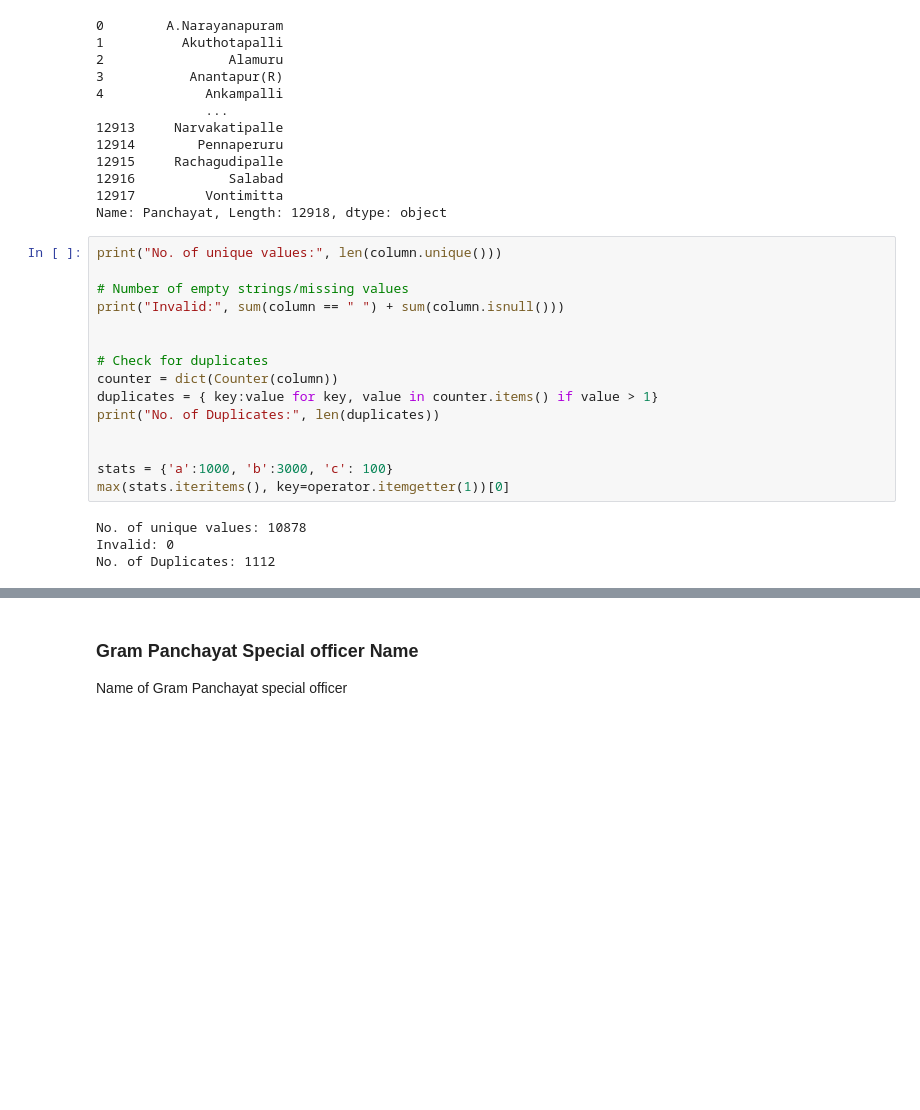
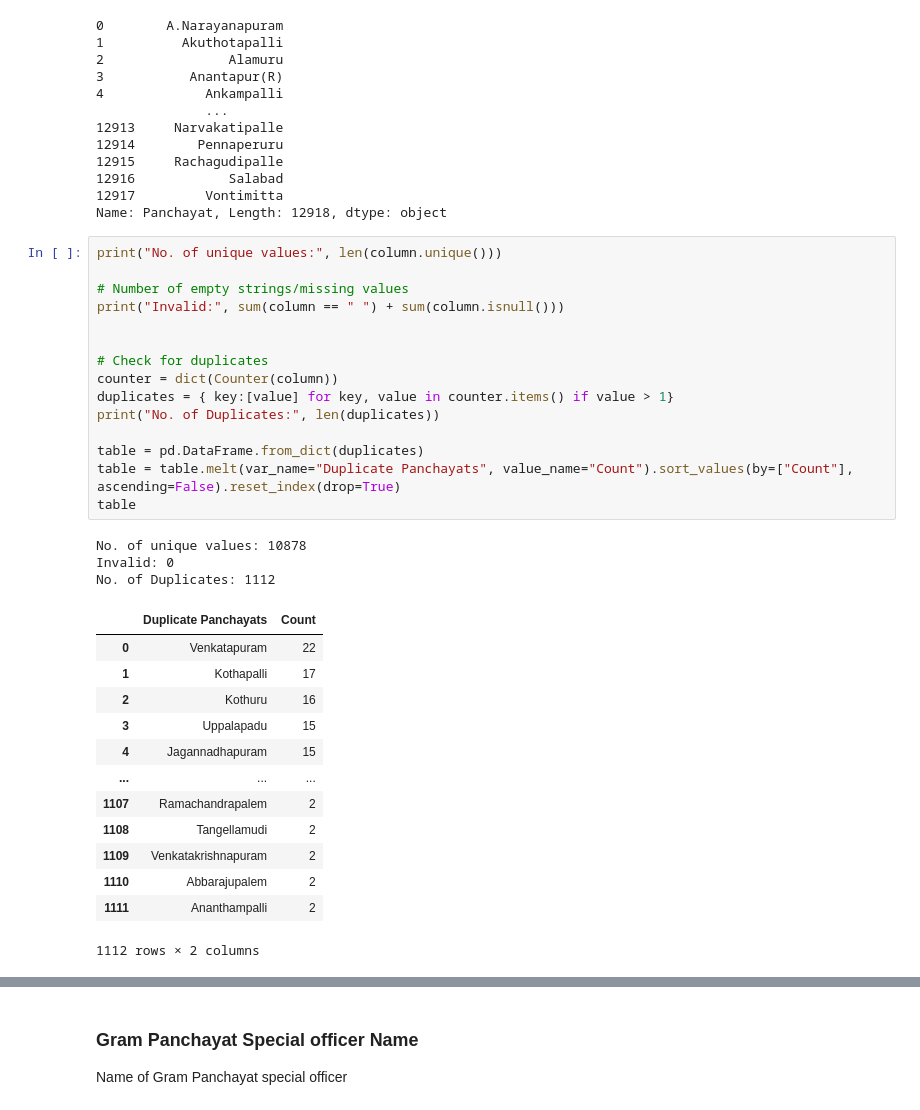
Before and after one commit to shayan-khoygani/Codebook, a Jupyter notebook: Andhra Pradesh Gram Panchayat/Andhra Pradesh Gram Panchayat.ipynb, the cells around one changed output, grey strips where cells are left out. Cells and saved outputs as stored; diff of their text form; blank space fills up the shorter version.

```diff
--- a/Andhra Pradesh Gram Panchayat/Andhra Pradesh Gram Panchayat.ipynb
+++ b/Andhra Pradesh Gram Panchayat/Andhra Pradesh Gram Panchayat.ipynb
@@ -294,21 +298,34 @@ Name: Panchayat, Length: 12918, dtype: object
 # %%
 print("No. of unique values:", len(column.unique()))
 
 # Number of empty strings/missing values
 print("Invalid:", sum(column == " ") + sum(column.isnull()))
 
 
 # Check for duplicates
 counter = dict(Counter(column))
-duplicates = { key:value for key, value in counter.items() if value > 1}
+duplicates = { key:[value] for key, value in counter.items() if value > 1}
 print("No. of Duplicates:", len(duplicates))
 
-
-stats = {'a':1000, 'b':3000, 'c': 100}
-max(stats.iteritems(), key=operator.itemgetter(1))[0]
+table = pd.DataFrame.from_dict(duplicates)
+table = table.melt(var_name="Duplicate Panchayats", value_name="Count").sort_values(by=["Count"], ascending=False).reset_index(drop=True)
+table
 # %% [output]
 No. of unique values: 10878
 Invalid: 0
 No. of Duplicates: 1112
+|  | Duplicate Panchayats | Count |
+| 0 | Venkatapuram | 22 |
+| 1 | Kothapalli | 17 |
+| 2 | Kothuru | 16 |
+| 3 | Uppalapadu | 15 |
+| 4 | Jagannadhapuram | 15 |
+| ... | ... | ... |
+| 1107 | Ramachandrapalem | 2 |
+| 1108 | Tangellamudi | 2 |
+| 1109 | Venkatakrishnapuram | 2 |
+| 1110 | Abbarajupalem | 2 |
+| 1111 | Ananthampalli | 2 |
+1112 rows × 2 columns
 # %%
 # Example
```
Also changed, not shown: parts of 7 cells of this notebook, 2 other files.
